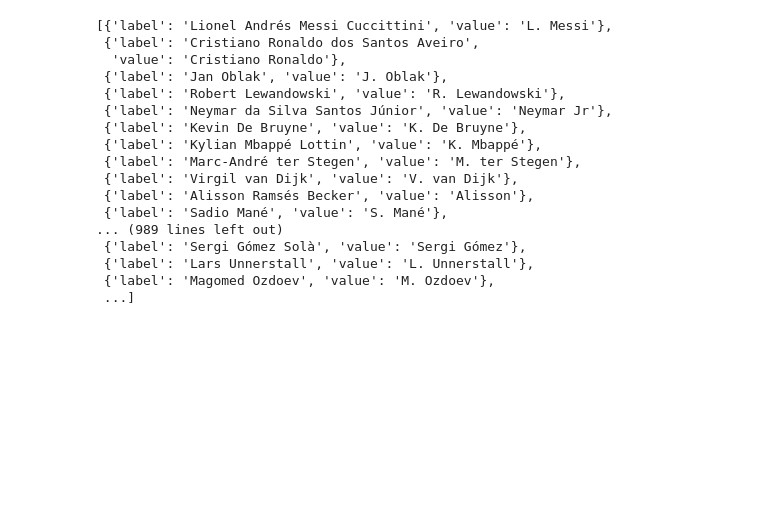
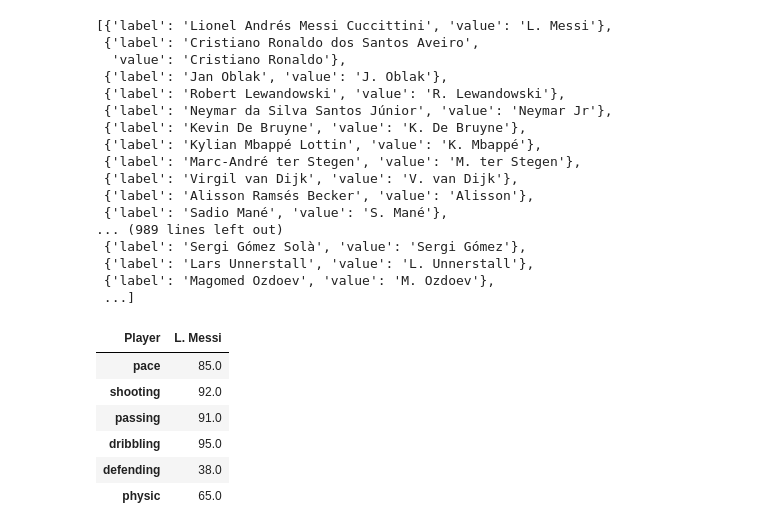
Before and after one commit to HenriqueRenda/FIFADashboardVisualization, a Jupyter notebook: Fifa_Lorenzo.ipynb, the cells around one changed output. Drawn from its saved outputs; the diff is of its cells as text; code cells hidden in the pictures; blank space fills up the shorter version.

```diff
--- a/Fifa_Lorenzo.ipynb
+++ b/Fifa_Lorenzo.ipynb
@@ -420,3 +420,15 @@ players_options
  {'label': 'Lars Unnerstall', 'value': 'L. Unnerstall'},
  {'label': 'Magomed Ozdoev', 'value': 'M. Ozdoev'},
  ...]
+# %%
+df1 = df.rename(columns={'short_name': 'Player'}).set_index('Player')
+df1 = df1[df1.index == 'L. Messi'][info_player].T
+df1
+# %% [output]
+| Player | L. Messi |
+| pace | 85.0 |
+| shooting | 92.0 |
+| passing | 91.0 |
+| dribbling | 95.0 |
+| defending | 38.0 |
+| physic | 65.0 |
```
Also changed, not shown: 1 other file.
